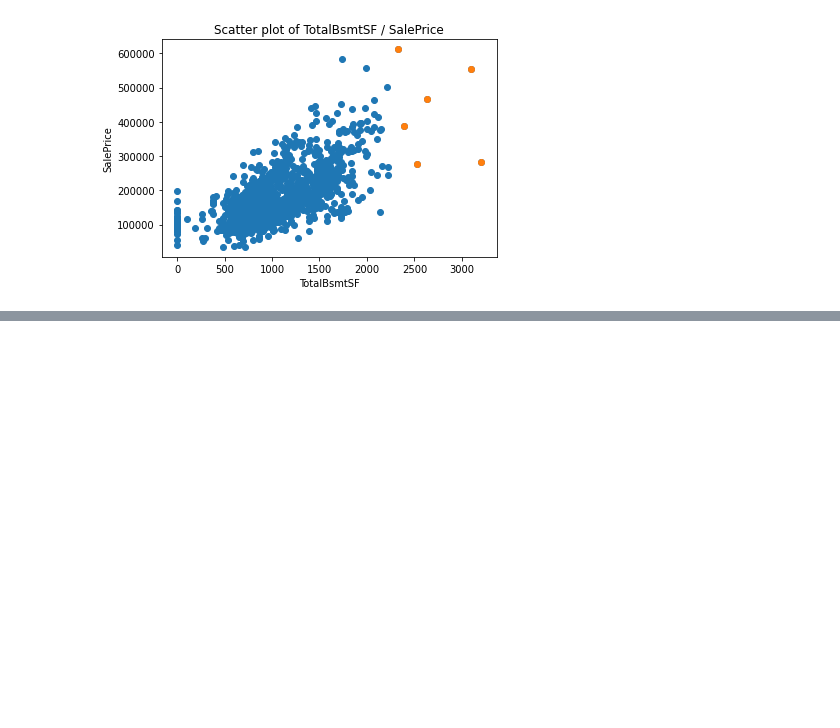
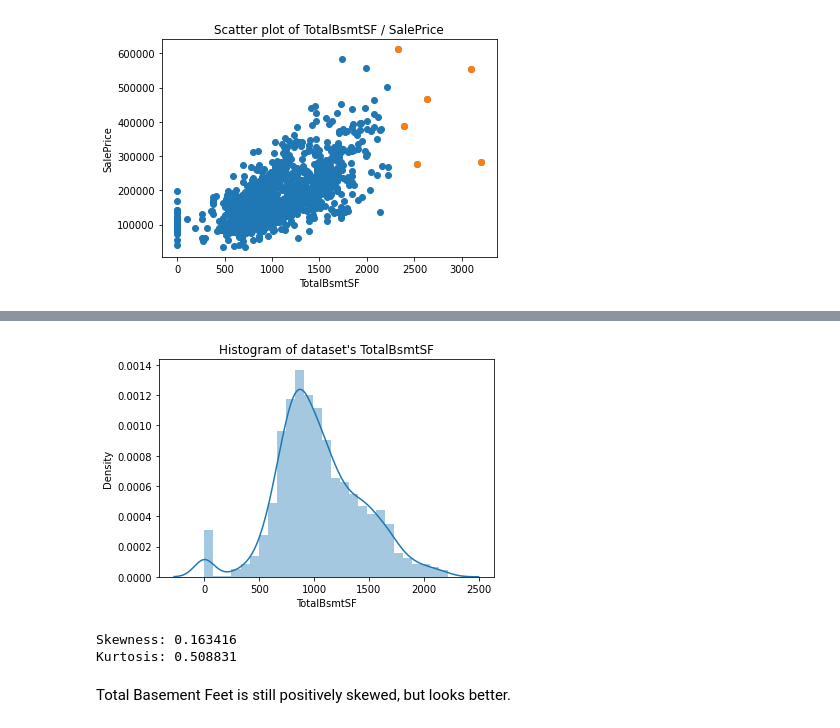
Before and after one commit to artemedius/repo, a Jupyter notebook: houseprice forecast/proj2.ipynb, the cells around one changed output, grey strips where cells are left out. Saved outputs shown, nothing was run; the diff lists cells and outputs as text; code cells hidden in the pictures; blank space fills up the shorter version.

```diff
--- a/houseprice forecast/proj2.ipynb
+++ b/houseprice forecast/proj2.ipynb
@@ -105,0 +117,8 @@ Outliers highlighted in orange: [2392, 3206, 3094, 2330, 2524, 2633]
+# %%
+hist_and_stats('TotalBsmtSF')
+# %% [output]
+[figure, added]
+Skewness: 0.163416
+Kurtosis: 0.508831
+# %% [markdown]
+Total Basement Feet is still positively skewed, but looks better.
```
Also changed, not shown: parts of 5 cells of this notebook.
